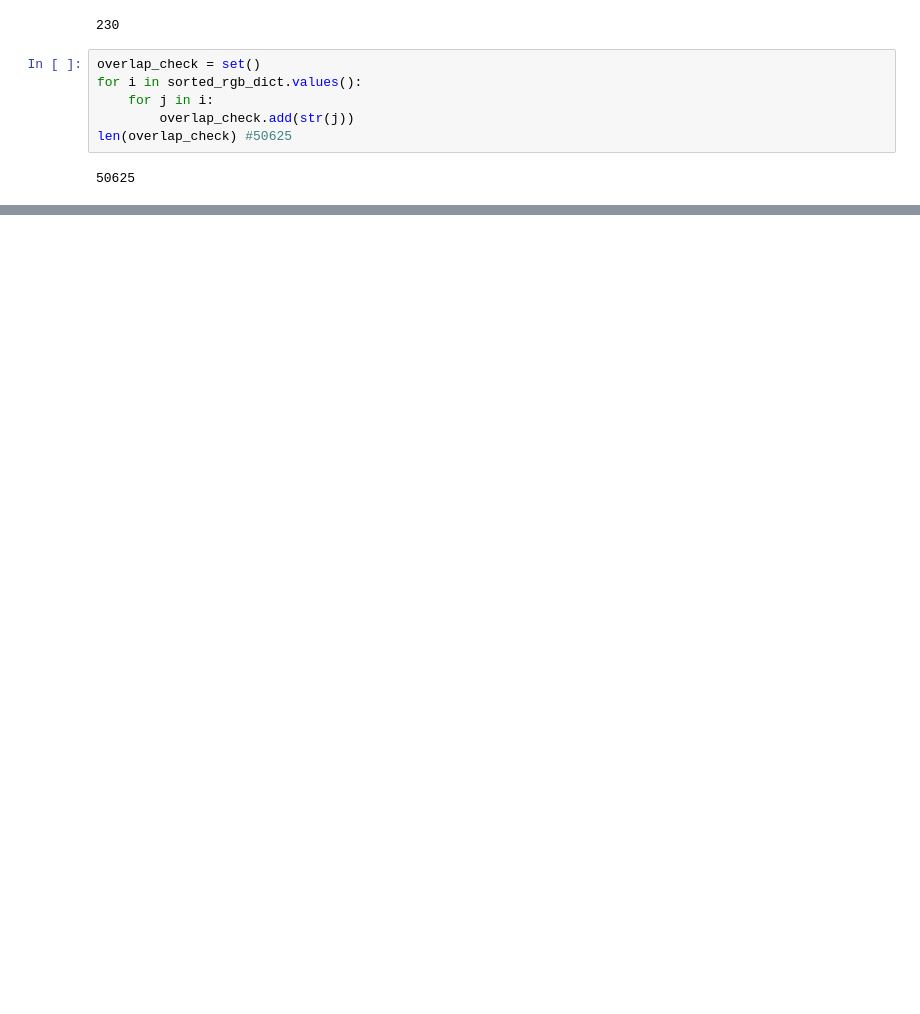
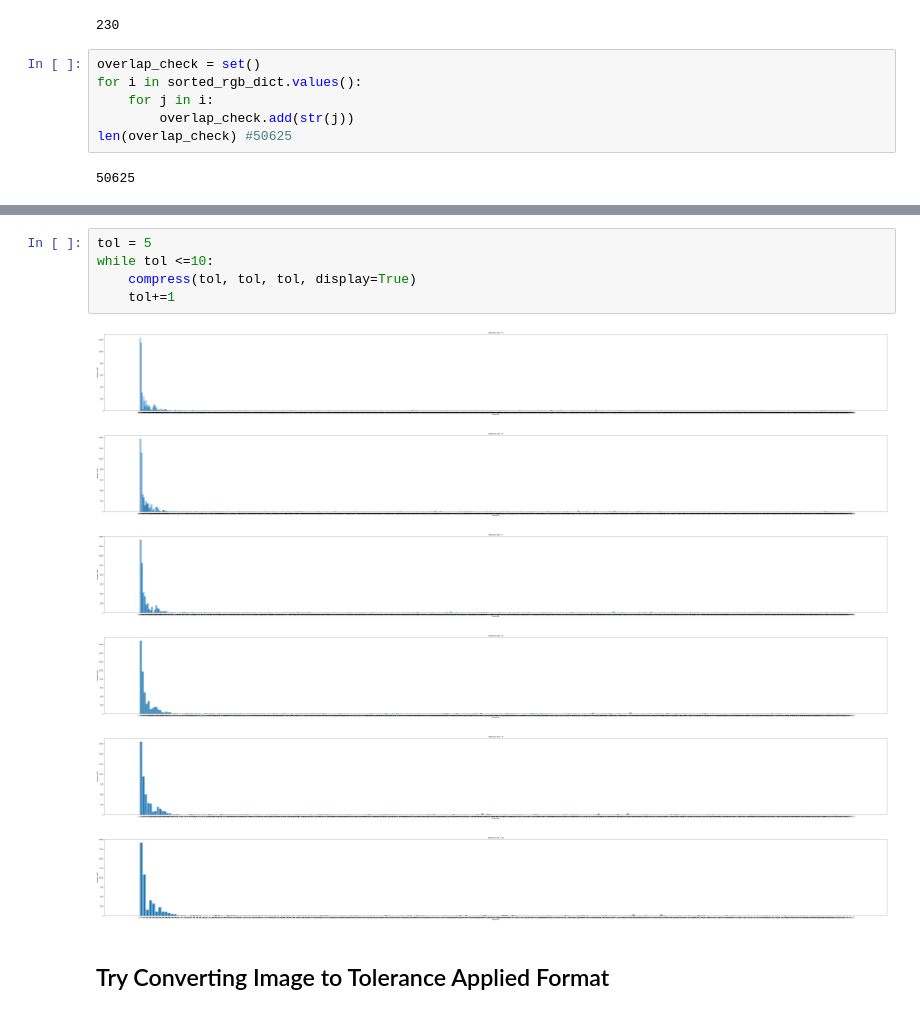
Before and after one commit to aperire/compressor, a Jupyter notebook: compressor.ipynb, the cells around one changed output, grey strips where cells are left out. Saved outputs shown, nothing was run; the diff lists cells and outputs as text; blank space fills up the shorter version.

```diff
--- a/compressor.ipynb
+++ b/compressor.ipynb
@@ -127,0 +194,14 @@ len(overlap_check) #50625
+# %%
+tol = 5
+while tol <=10:
+    compress(tol, tol, tol, display=True)
+    tol+=1
+# %% [output]
+[figure, added]
+[figure, added]
+[figure, added]
+[figure, added]
+[figure, added]
+[figure, added]
+# %% [markdown]
+## Try Converting Image to Tolerance Applied Format
```
Also changed, not shown: parts of 9 cells of this notebook.
